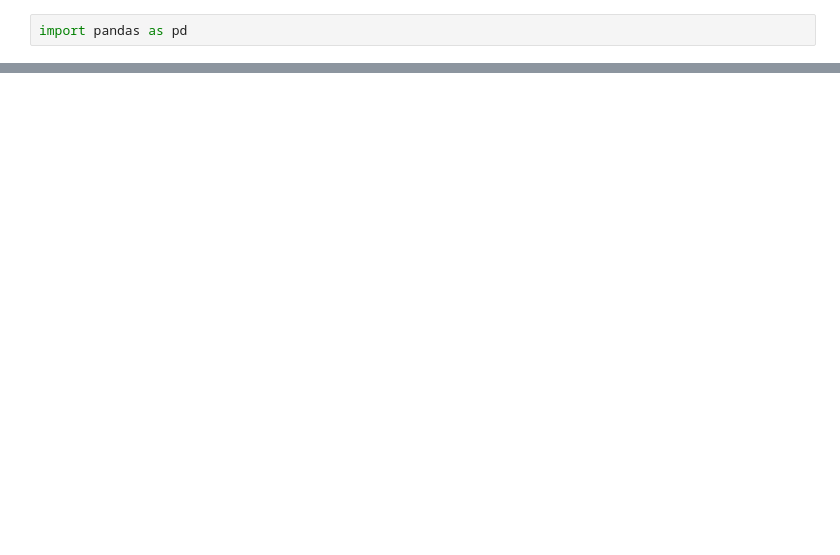
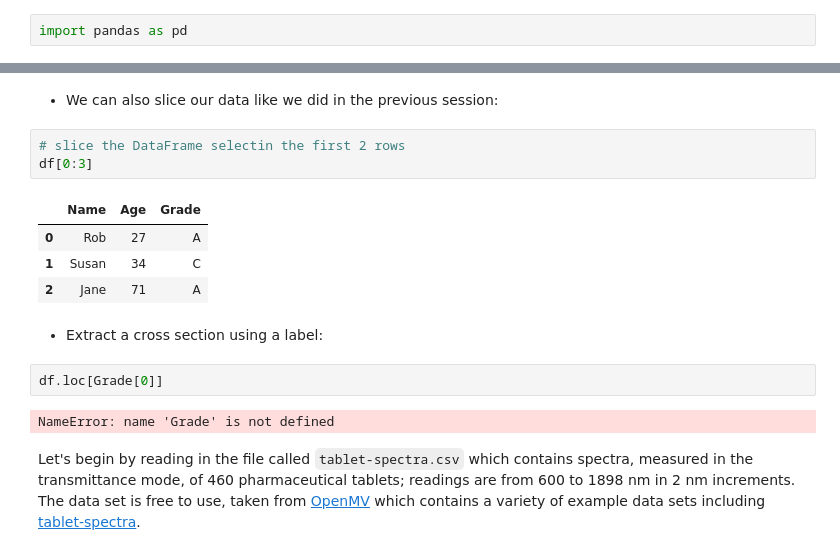
Before and after one commit to adambaskerville/ProgrammingForChemists, a Jupyter notebook: Session5.ipynb, the cells around one changed output, grey strips where cells are left out. Cells and saved outputs as stored; diff of their text form; blank space fills up the shorter version.

Commit message:
Added session content and python growth image

```diff
--- a/Session5.ipynb
+++ b/Session5.ipynb
@@ -53,0 +145,18 @@ A DataFrame is a two-dimensional array with heterogeneous data. Consider the fol
+# %% [markdown]
+* We can also slice our data like we did in the previous session:
+# %%
+# slice the DataFrame selectin the first 2 rows
+df[0:3]
+# %% [output]
+|  | Name | Age | Grade |
+| 0 | Rob | 27 | A |
+| 1 | Susan | 34 | C |
+| 2 | Jane | 71 | A |
+# %% [markdown]
+* Extract a cross section using a label:
+# %%
+df.loc[Grade[0]]
+# %% [output]
+NameError: name 'Grade' is not defined
+# %% [markdown]
+Let's begin by reading in the file called `tablet-spectra.csv` which contains spectra, measured in the transmittance mode, of 460 pharmaceutical tablets; readings are from 600 to 1898 nm in 2 nm increments. The data set is free to use, taken from [OpenMV](OpenMV.net) which contains a variety of example data sets including [tablet-spectra](https://openmv.net/info/tablet-spectra).
```
Also changed, not shown: parts of 25 cells of this notebook, 17 other files.
